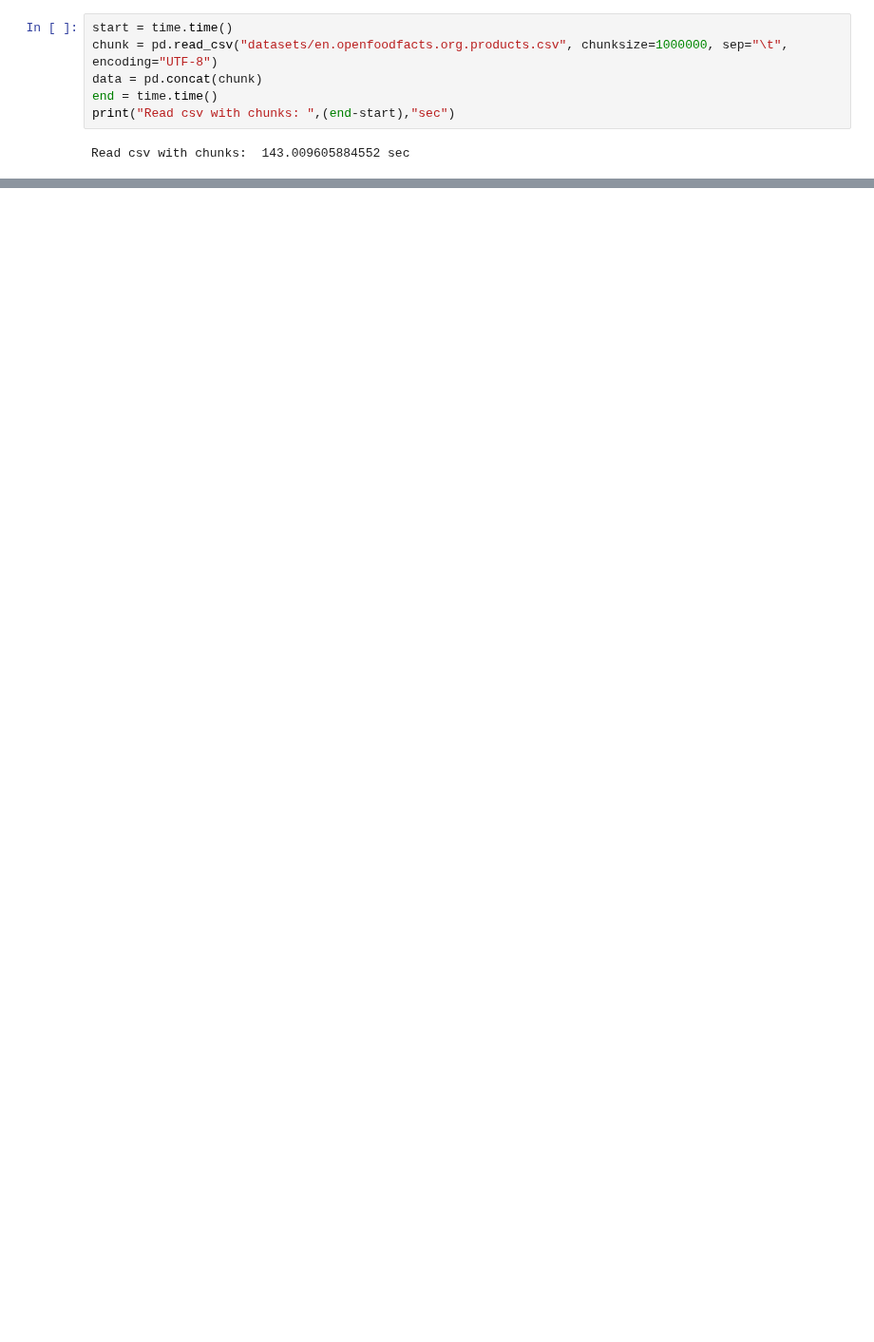
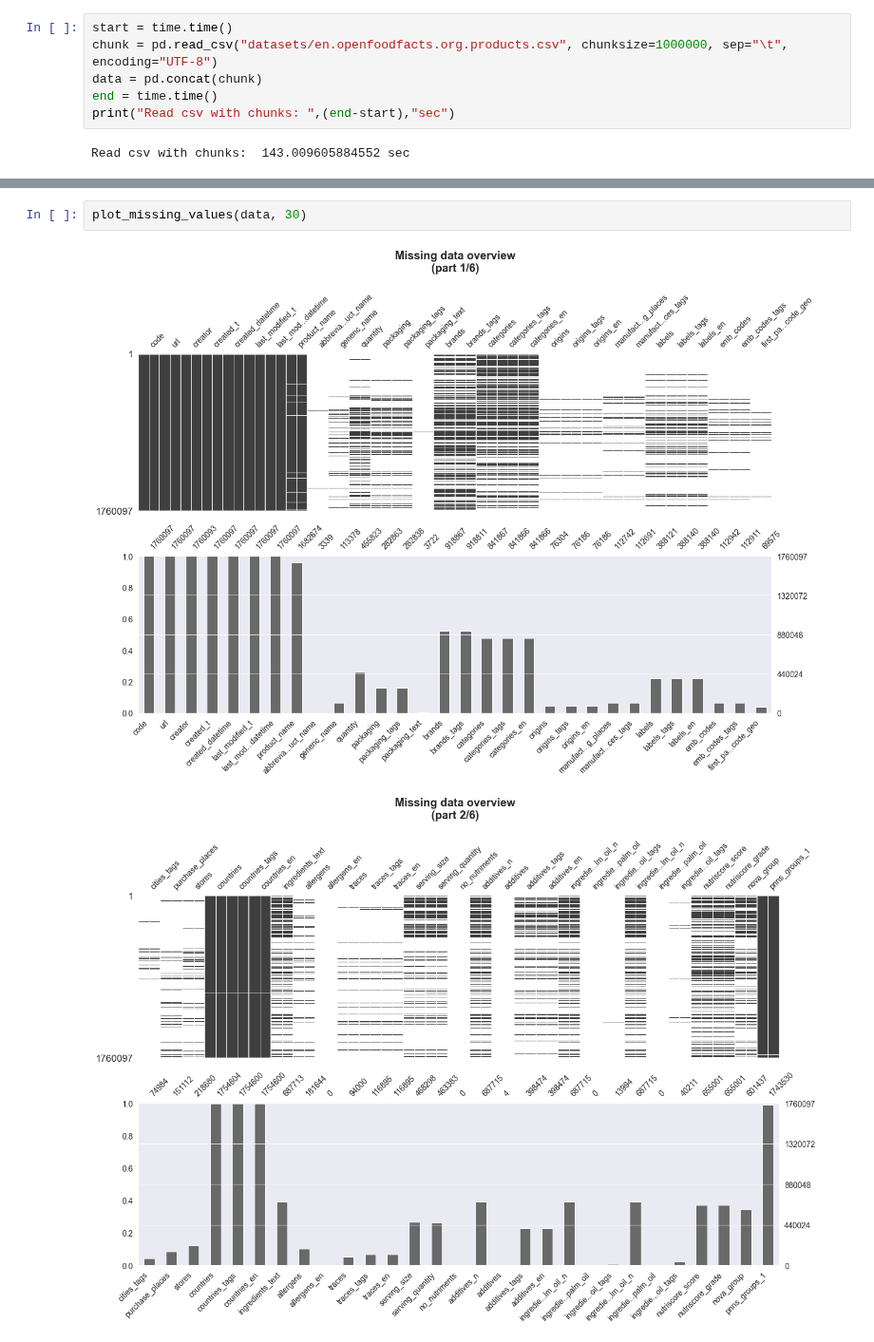
Before and after one commit to samirhinojosa/OC-P3-design-application-public-health, a Jupyter notebook: cleaning_notebook.ipynb, the cells around one changed output, grey strips where cells are left out. Shown at 95% size. Saved outputs shown, nothing was run; the diff lists cells and outputs as text; blank space fills up the shorter version.

```diff
--- a/cleaning_notebook.ipynb
+++ b/cleaning_notebook.ipynb
@@ -161,0 +217,5 @@ Read csv with chunks:  143.009605884552 sec
+# %%
+plot_missing_values(data, 30)
+# %% [output]
+[figure, added]
+[figure, added]
```
Also changed, not shown: parts of 15 cells of this notebook.
